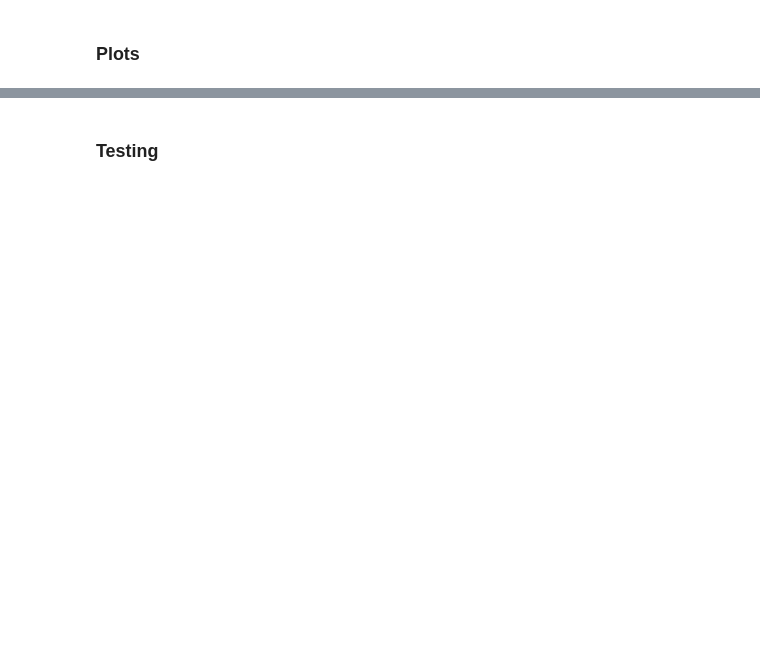
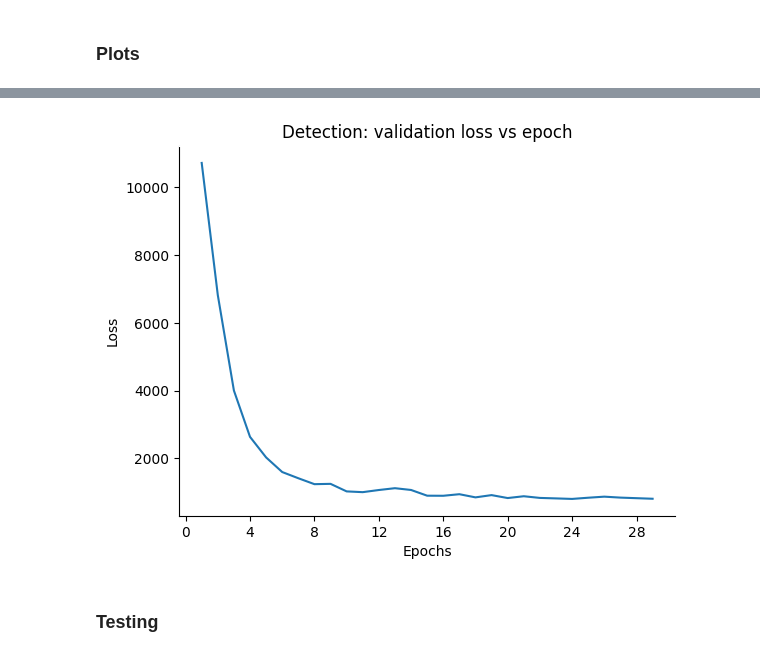
Before and after one commit to LucaFranceschi01/AGiC-2024, a Jupyter notebook: Lab4/cnn_models.ipynb, the cells around one changed output, grey strips where cells are left out. Drawn from its saved outputs; the diff is of its cells as text; code cells hidden in the pictures; blank space fills up the shorter version.

```diff
--- a/Lab4/cnn_models.ipynb
+++ b/Lab4/cnn_models.ipynb
@@ -386,5 +430,7 @@ loss_epoch_plot(det_tr_losses, "Training loss vs epoch count")
 # %%
-loss_epoch_plot(det_val_losses, "Validation loss vs epoch count")
+loss_epoch_plot(det_val_losses, "Detection: validation loss vs epoch")
+# %% [output]
+[figure, added]
 # %% [markdown]
 ### Testing
 # %%
```
Also changed, not shown: parts of 15 cells of this notebook, 2 other files.
